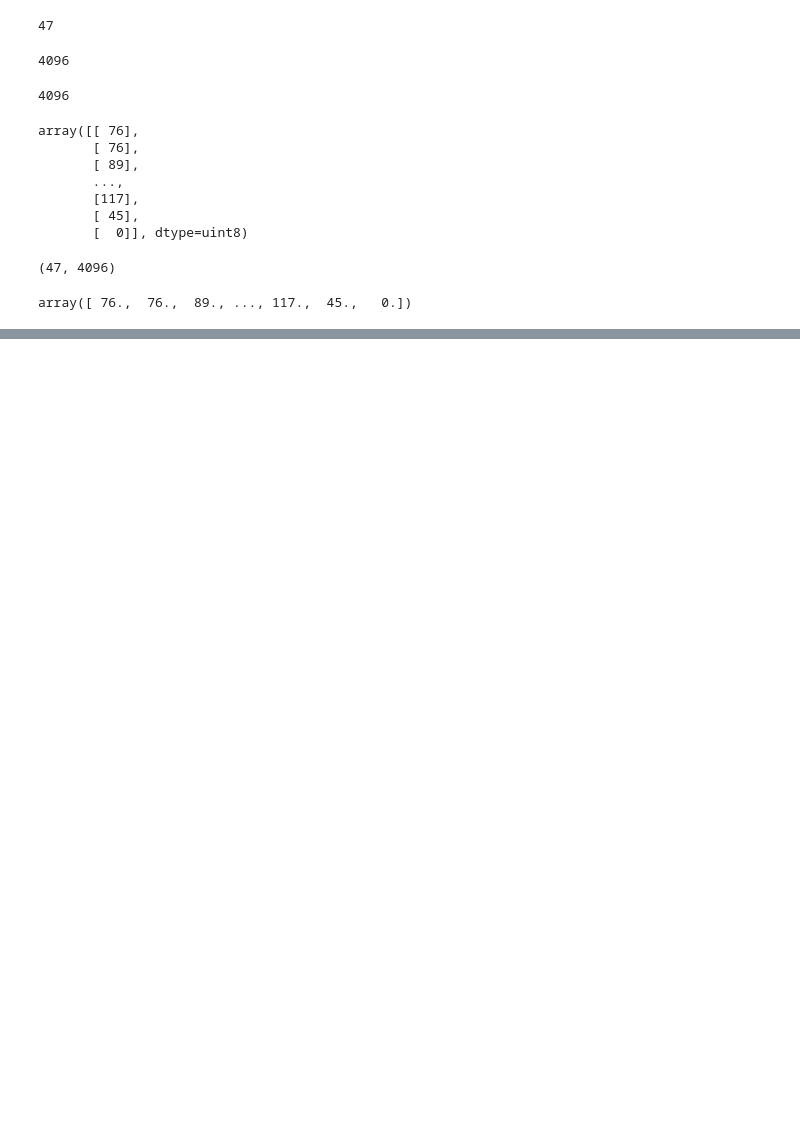
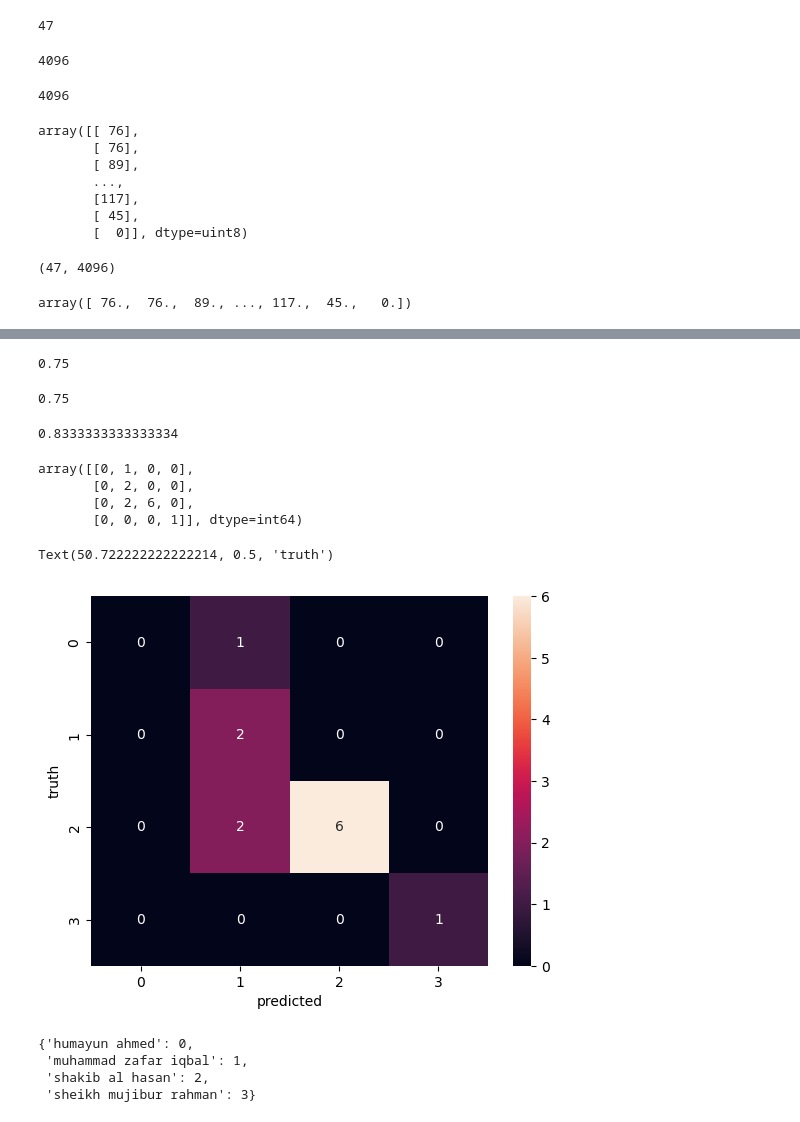
Before and after one commit to Ataullha/StarGaze-BD, a Jupyter notebook: model/famous_bangladeshi_persona_identification_model.ipynb, the cells around one changed output, grey strips where cells are left out. Saved outputs shown, nothing was run; the diff lists cells and outputs as text; code cells hidden in the pictures; blank space fills up the shorter version.

Commit message:
model ready and pickled
-  used LR, SVM, RFClassifier
- pickled using joblib

```diff
--- a/model/famous_bangladeshi_persona_identification_model.ipynb
+++ b/model/famous_bangladeshi_persona_identification_model.ipynb
@@ -341,0 +375,3 @@ array([ 76.,  76.,  89., ..., 117.,  45.,   0.])
+# %%
+pipe.fit(X_train,y_train)
+pipe.score(X_val,y_val)
@@ -341,0 +428,23 @@ array([ 76.,  76.,  89., ..., 117.,  45.,   0.])
+# %%
+# use gridseachcv for hyperparam tuning and best classifier finding
+
+from sklearn.pipeline import make_pipeline
+from sklearn.model_selection import GridSearchCV
+
+scores = []
+best_estimators = {}
+
+# key,value pair
+
+for model_name, mp in model_params.items():
+    pipe = make_pipeline(StandardScaler(),mp['model'])
+    clf = GridSearchCV(pipe,mp['params'],cv=5,return_train_score=False)
+    clf.fit(X_train,y_train)
+    scores.append(
+        {
+            'model' : model_name,
+            'best_score' : clf.best_score_,
+            'best_params' : clf.best_params_
+        }
+    )
+    best_estimators[model_name] = clf.best_estimator_
@@ -341,0 +474,42 @@ array([ 76.,  76.,  89., ..., 117.,  45.,   0.])
+# %%
+best_estimators['svm'].score(X_val,y_val)
+# %% [output]
+0.75
+# %%
+best_estimators['random_forest'].score(X_val,y_val)
+# %% [output]
+0.75
+# %%
+best_estimators['logistic_regression'].score(X_val,y_val)
+# %% [output]
+0.8333333333333334
+# %%
+# best classifer model
+best_clf = best_estimators['svm']
+# %%
+# confusion matrix
+from sklearn.metrics import confusion_matrix
+cm = confusion_matrix(y_val, best_clf.predict(X_val))
+cm
+# %% [output]
+array([[0, 1, 0, 0],
+       [0, 2, 0, 0],
+       [0, 2, 6, 0],
+       [0, 0, 0, 1]], dtype=int64)
+# %%
+# plot confusion matrix in heatmap
+import seaborn as sns
+sns.heatmap(cm,annot=True)
+plt.xlabel('predicted')
+plt.ylabel('truth')
+# %% [output]
+Text(50.722222222222214, 0.5, 'truth')
+[figure, added]
+# %%
+# class dict
+class_dict
+# %% [output]
+{'humayun ahmed': 0,
+ 'muhammad zafar iqbal': 1,
+ 'shakib al hasan': 2,
+ 'sheikh mujibur rahman': 3}
```
Also changed, not shown: parts of 25 cells of this notebook, 2 other files.
